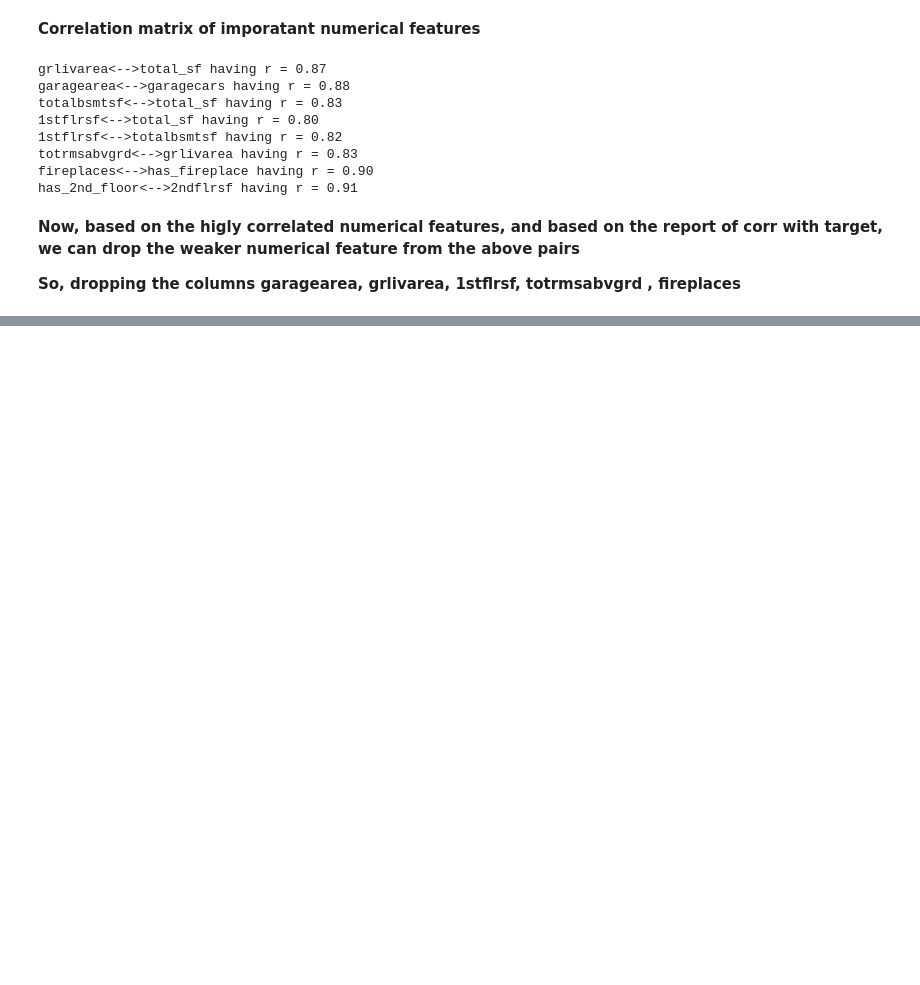
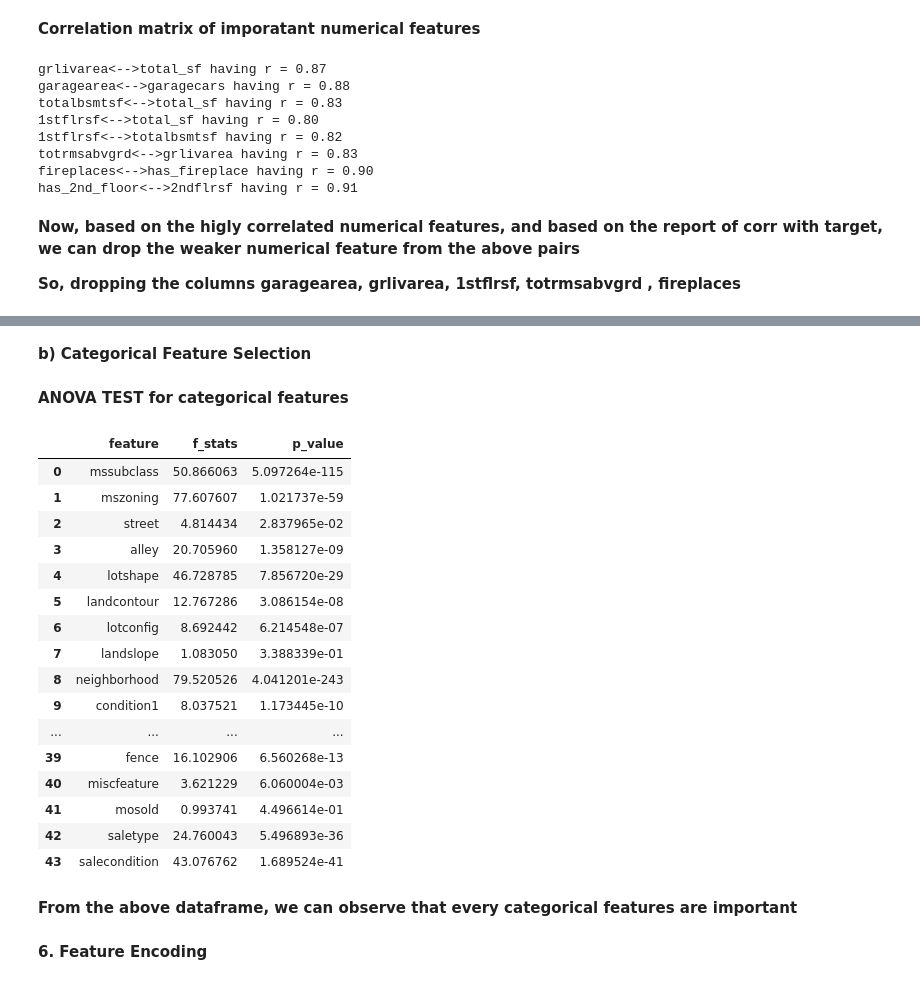
Before and after one commit to AsokTamang/houseprice_predictor, a Jupyter notebook: notebook/model_training.ipynb, the cells around one changed output, grey strips where cells are left out. Saved outputs shown, nothing was run; the diff lists cells and outputs as text; code cells hidden in the pictures; blank space fills up the shorter version.

```diff
--- a/notebook/model_training.ipynb
+++ b/notebook/model_training.ipynb
@@ -309,4 +324,4 @@ has_2nd_floor<-->2ndflrsf having r = 0.91
 
 **So, dropping the columns garagearea, grlivarea, 1stflrsf,  totrmsabvgrd , fireplaces**
 # %%
-df = df.drop(columns = ['garagearea', 'grlivarea', '1stflrsf', 'totrmsabvgrd' , 'fireplaces'])
+df = df.drop(columns = ['garagearea', 'grlivarea', '1stflrsf', 'fireplaces'])
@@ -331,0 +350,38 @@ Index(['mssubclass', 'mszoning', 'lotfrontage', 'lotarea', 'street', 'alley',
+# %% [markdown]
+**b) Categorical Feature Selection**
+# %% [markdown]
+**ANOVA TEST for categorical features**
+# %%
+anova_report = []
+for feature in categorical:
+    groups = [group['saleprice'].values for _,group in df.groupby(feature)]  #extracting the values of the saleprice based on different categories of current feature
+    f_stats,p_value = stats.f_oneway(*groups)
+    anova_report.append({
+        'feature':feature,
+        'f_stats':f_stats,
+        'p_value':p_value
+    })
+result_cat = pd.DataFrame(anova_report).query('p_value<0.05')
+result_cat
+# %% [output]
+|  | feature | f_stats | p_value |
+| 0 | mssubclass | 50.866063 | 5.097264e-115 |
+| 1 | mszoning | 77.607607 | 1.021737e-59 |
+| 2 | street | 4.814434 | 2.837965e-02 |
+| 3 | alley | 20.705960 | 1.358127e-09 |
+| 4 | lotshape | 46.728785 | 7.856720e-29 |
+| 5 | landcontour | 12.767286 | 3.086154e-08 |
+| 6 | lotconfig | 8.692442 | 6.214548e-07 |
+| 7 | landslope | 1.083050 | 3.388339e-01 |
+| 8 | neighborhood | 79.520526 | 4.041201e-243 |
+| 9 | condition1 | 8.037521 | 1.173445e-10 |
+| ... | ... | ... | ... |
+| 39 | fence | 16.102906 | 6.560268e-13 |
+| 40 | miscfeature | 3.621229 | 6.060004e-03 |
+| 41 | mosold | 0.993741 | 4.496614e-01 |
+| 42 | saletype | 24.760043 | 5.496893e-36 |
+| 43 | salecondition | 43.076762 | 1.689524e-41 |
+# %% [markdown]
+**From the above dataframe, we can observe that every categorical features are important**
+# %% [markdown]
+**6. Feature Encoding**
```
Also changed, not shown: parts of 8 cells of this notebook.
